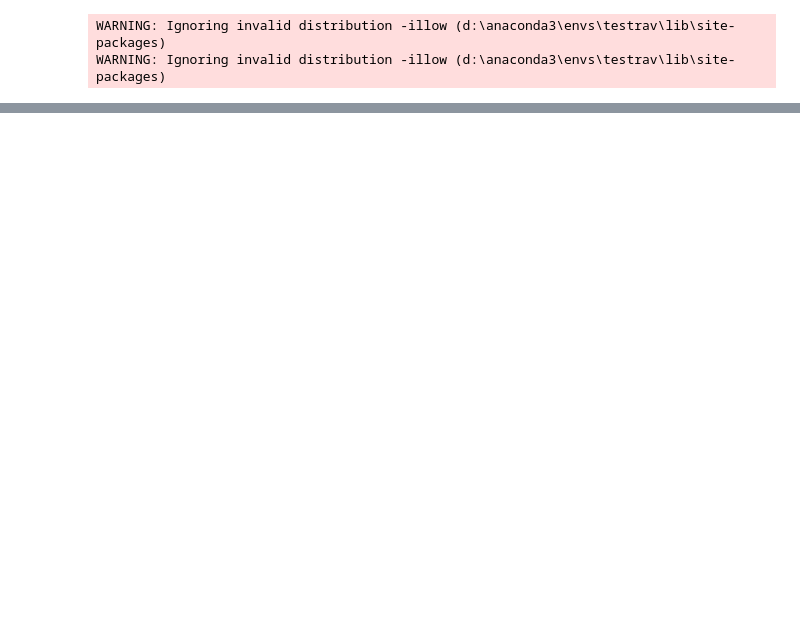
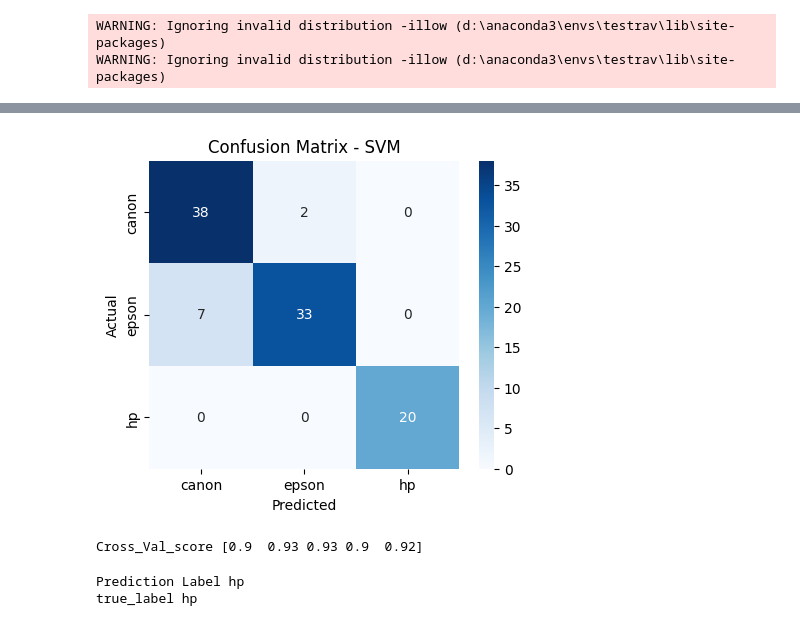
Before and after one commit to AI-TraceFinder/Yatendra_Pachori_AI, a Jupyter notebook: MILESTONE2/file2.ipynb, the cells around one changed output, grey strips where cells are left out. Cells and saved outputs as stored; diff of their text form; code cells hidden in the pictures; blank space fills up the shorter version.

```diff
--- a/MILESTONE2/file2.ipynb
+++ b/MILESTONE2/file2.ipynb
@@ -179,0 +165,18 @@ array([[0.02048788, 0.07340163, 0.00745376, ..., 0.13847258, 0.21404656,
+# %%
+from sklearn.model_selection import train_test_split
+from sklearn.svm import SVC
+from sklearn.metrics import accuracy_score
+from sklearn.metrics import classification_report
+
+X_train,X_test,y_train,y_test=train_test_split(
+    lbp_features,
+    labels,
+    test_size=0.20,
+    random_state=42,
+    stratify=labels
+)
+# %%
+svm=SVC(kernel='rbf',C=10,gamma='scale')
+svm.fit(X_train,y_train)
+
+y_pred=svm.predict(X_test)
@@ -179,0 +198,23 @@ array([[0.02048788, 0.07340163, 0.00745376, ..., 0.13847258, 0.21404656,
+# %%
+from sklearn.metrics import confusion_matrix
+import seaborn as sns
+import matplotlib.pyplot as plt
+from sklearn.model_selection import cross_val_score
+
+cm = confusion_matrix(y_test, y_pred)
+
+plt.figure(figsize=(5,4))
+sns.heatmap(cm, annot=True, fmt='d', cmap='Blues',
+            xticklabels=np.unique(y_test),
+            yticklabels=np.unique(y_test))
+plt.xlabel("Predicted")
+plt.ylabel("Actual")
+plt.title("Confusion Matrix - SVM")
+plt.show()
+# %% [output]
+[figure, added]
+# %%
+cv_scores = cross_val_score(svm, lbp_features,labels, cv=5)
+print("Cross_Val_score",cv_scores)
+# %% [output]
+Cross_Val_score [0.9  0.93 0.93 0.9  0.92]
@@ -179,0 +224,11 @@ array([[0.02048788, 0.07340163, 0.00745376, ..., 0.13847258, 0.21404656,
+# %%
+img=preprocessing(image_path)
+imag_label=lbp(img)
+imag_label=imag_label.reshape(1,-1)
+
+predict_label=svm.predict(imag_label)[0]
+print("Prediction Label",predict_label)
+print("true_label",true_label)
+# %% [output]
+Prediction Label hp
+true_label hp
```
Also changed, not shown: parts of 6 cells of this notebook, 1 other file.
